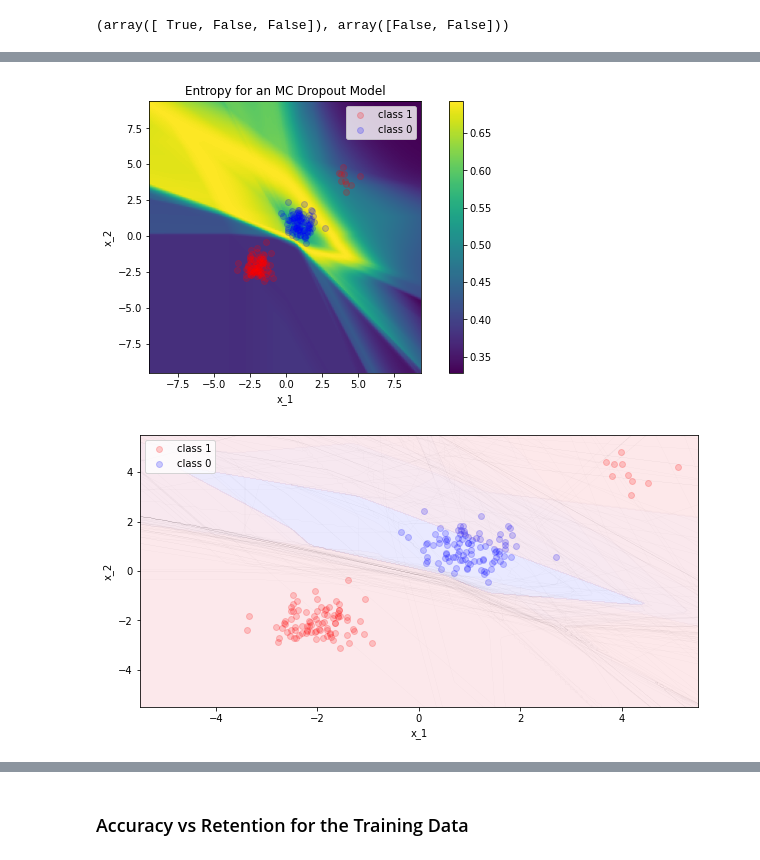
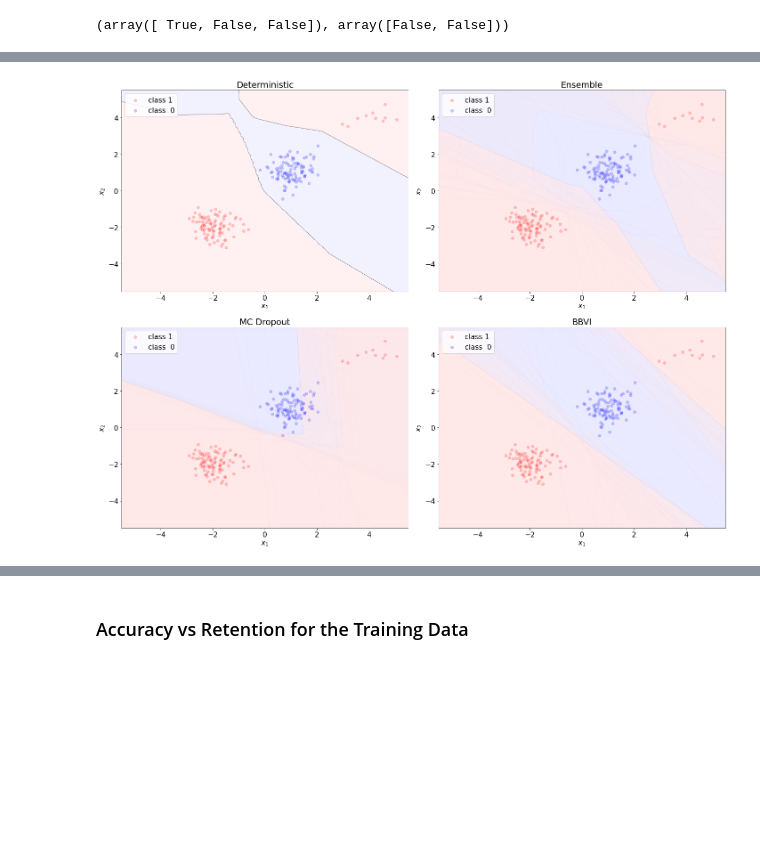
Before and after one commit to ziyanzzhu/am207, a Jupyter notebook: examples_outliers.ipynb, the cells around one changed output, grey strips where cells are left out. Drawn from its saved outputs; the diff is of its cells as text; code cells hidden in the pictures; blank space fills up the shorter version.

```diff
--- a/examples_outliers.ipynb
+++ b/examples_outliers.ipynb
@@ -520,26 +511,40 @@ Iteration 9900 lower bound -100.38036122572541; gradient mag: 37.62733831563917
-# %%
-fig, ax = plt.subplots(1, 1, figsize=(10, 5))
-ax.scatter(x_train[y_train == 1, 0], x_train[y_train == 1, 1], alpha=0.2, c='red', label='class 1')
-ax.scatter(x_train[y_train == 0, 0], x_train[y_train == 0, 1], alpha=0.2, c='blue', label='class 0')
-
-cl = plot_entropycontours(x_train, y_train, nn_dropout, [nn_dropout.weights]*20, ax, 'Entropy for an MC Dropout Model', poly_degree=1, test_points=None, shaded=True, interval=np.arange(-10, 10, 0.1))# for i in range(len(test_points)):
-ax.legend(loc='best')
-plt.colorbar(cl)
-plt.show()
-# %% [output]
-[figure, removed]
+# %%
+modsvi=[]
+for i in range(posterior_sample_size):
+    newmod = Feedforward(architecture=architecture, random=random)
+    newmod.weights = posterior_samples[i].reshape((1, -1))
+    modsvi.append(newmod)
 # %%
-# Visualize our test data points
-fig, ax = plt.subplots(1, 1, figsize=(10, 5))
-ax.scatter(x_train[y_train == 1, 0], x_train[y_train == 1, 1], alpha=0.2, c='red', label='class 1')
-ax.scatter(x_train[y_train == 0, 0], x_train[y_train == 0, 1], alpha=0.2, c='blue', label='class 0')
+plt.rcParams.update({'font.size': 16})
+fig, ax = plt.subplots(2, 2, figsize=(20, 15))
+k = 0
+models = ['Deterministic', 'Ensemble', 'MC Dropout', 'BBVI']
 
-plot_decision_boundary(x_train, y_train, [nn_dropout]*100, ax, poly_degree=1, test_points=None, shaded=True)
-ax.set_xlabel('x_1')
-ax.set_ylabel('x_2')
-#ax.set_title('toy classification data with test data points')
-ax.legend(loc='best')
+for i in range(2):
+    for j in range(2):
 
+        ax[i][j].scatter(x_train[y_train == 1, 0], x_train[y_train == 1, 1], alpha=0.2, c='red', label='class 1')
+        ax[i][j].scatter(x_train[y_train == 0, 0], x_train[y_train == 0, 1], alpha=0.2, c='blue', label='class  0')
+        if k == 0:
+            nn_here = [nn]
+            #train_acc = get_accuracy('Deterministic', nn, [], x_train, y_train)
+        elif k == 1:
+            nn_here = nn_all
+            #train_acc = get_accuracy('Deep Ensemble', nn_all[0], w_bootstrap, x_train, y_train)
+
+        elif k == 2:
+            nn_here = [nn_dropout]*20
+            #train_acc = get_accuracy('Dropout', nn_dropout, [nn_dropout.weights]*50, x_train, y_train)
+        elif k == 3:
+            nn_here = modsvi
+            #train_acc = get_accuracy('MFVI', nn, [posterior_samples[i].reshape((1, -1)) for i in range(posterior_samples.shape[0])], x_train, y_train)
+        plot_decision_boundary(x_train, y_train, nn_here, ax[i][j], poly_degree=1, shaded=True)
+        ax[i][j].set_xlabel('$x_1$')
+        ax[i][j].set_ylabel('$x_2$')
+        ax[i][j].set_title(models[k])
+        ax[i][j].legend(loc='best')
+        k+= 1
+plt.tight_layout()
 plt.show()
 # %% [output]
-[figure, old version]
+[figure, new version]
```
Also changed, not shown: parts of 31 cells of this notebook, 26 other files.
